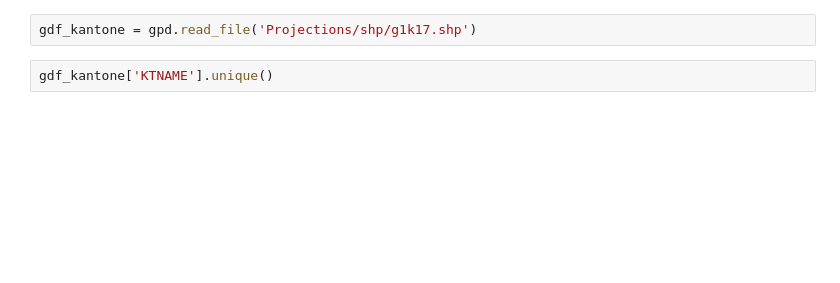
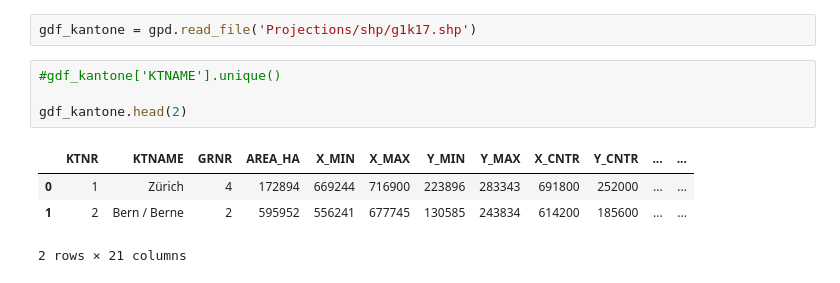
Before and after one commit to katrinnidzwetzki/cas-ddj-abschlussarbeit, a Jupyter notebook: 01_ortsnamen_exploring_data.ipynb, the cells around one changed output. Drawn from its saved outputs; the diff is of its cells as text; blank space fills up the shorter version.

```diff
--- a/01_ortsnamen_exploring_data.ipynb
+++ b/01_ortsnamen_exploring_data.ipynb
@@ -111,4 +184,11 @@ gdf[gdf['GEBAEUDENU'] == 'Gasthof abgelegen']
 # %%
 gdf_kantone = gpd.read_file('Projections/shp/g1k17.shp')
-# %%
-gdf_kantone['KTNAME'].unique()
+# %%
+#gdf_kantone['KTNAME'].unique()
+
+gdf_kantone.head(2)
+# %% [output]
+|  | KTNR | KTNAME | GRNR | AREA_HA | X_MIN | X_MAX | Y_MIN | Y_MAX | X_CNTR | Y_CNTR | ... | ... |
+| 0 | 1 | Zürich | 4 | 172894 | 669244 | 716900 | 223896 | 283343 | 691800 | 252000 | ... | ... |
+| 1 | 2 | Bern / Berne | 2 | 595952 | 556241 | 677745 | 130585 | 243834 | 614200 | 185600 | ... | ... |
+2 rows × 21 columns
```
Also changed, not shown: parts of 5 cells of this notebook, 3 other files.
